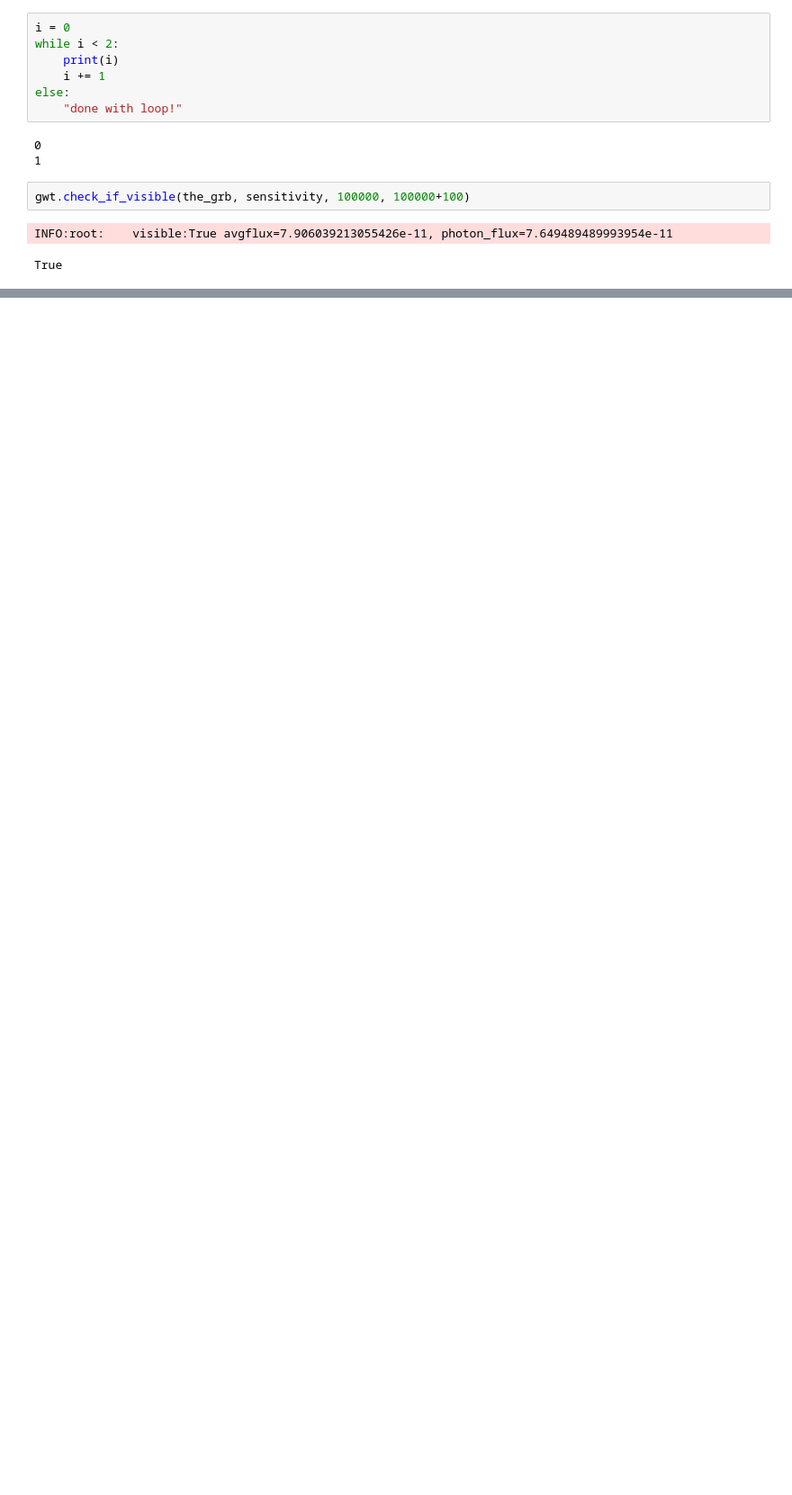
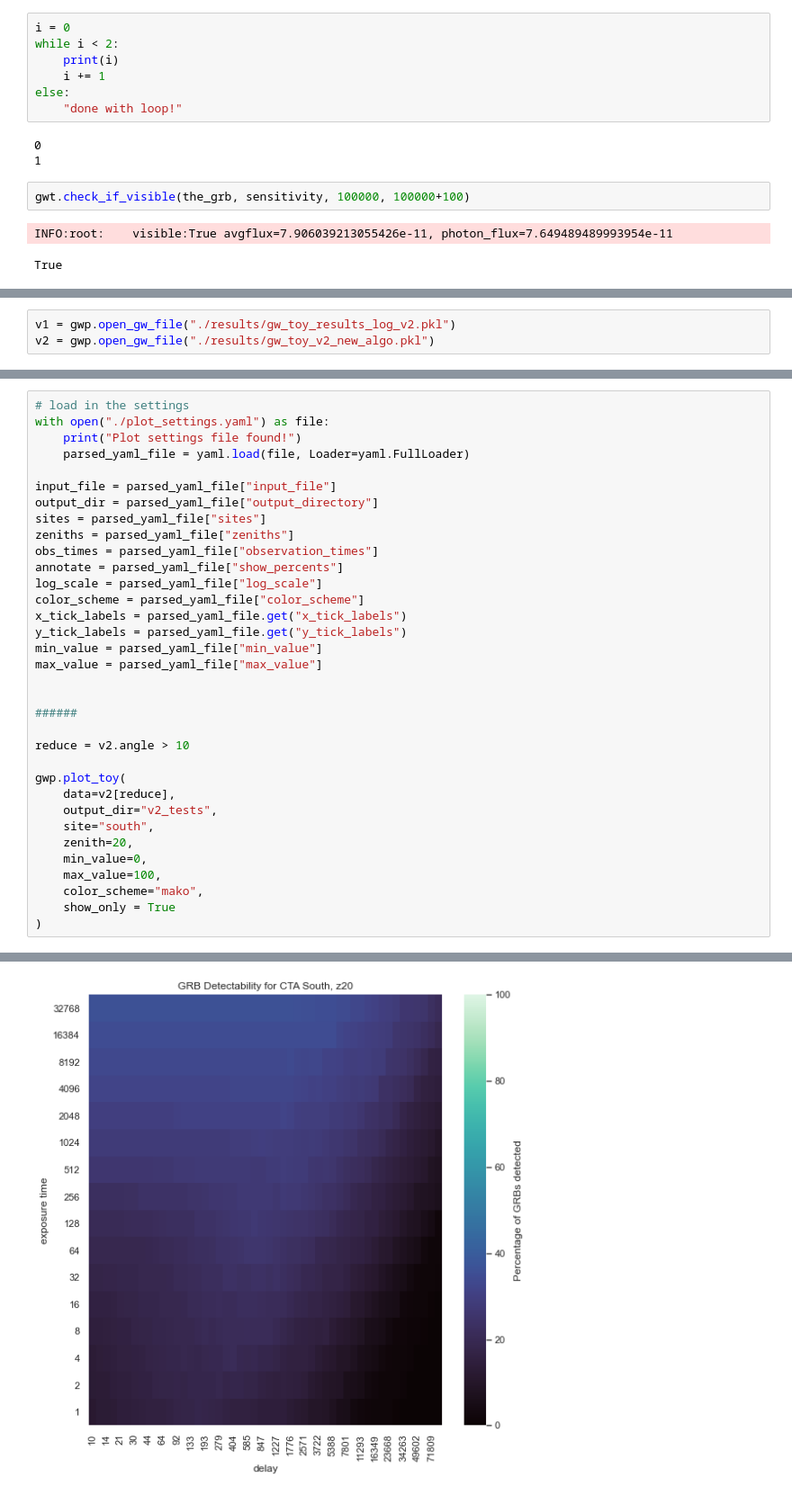
Before and after one commit to astrojarred/gravitational_wave_toy, a Jupyter notebook: notebooks/integrating_v2.ipynb, the cells around one changed output, grey strips where cells are left out. Shown at 90% size. Cells and saved outputs as stored; diff of their text form; blank space fills up the shorter version.

```diff
--- a/notebooks/integrating_v2.ipynb
+++ b/notebooks/integrating_v2.ipynb
@@ -676,0 +685,3 @@ bns[bns.angle < 5]
+# %%
+v1 = gwp.open_gw_file("./results/gw_toy_results_log_v2.pkl")
+v2 = gwp.open_gw_file("./results/gw_toy_v2_new_algo.pkl")
@@ -676,0 +704,35 @@ bns[bns.angle < 5]
+# %%
+# load in the settings
+with open("./plot_settings.yaml") as file:
+    print("Plot settings file found!")
+    parsed_yaml_file = yaml.load(file, Loader=yaml.FullLoader)
+
+input_file = parsed_yaml_file["input_file"]
+output_dir = parsed_yaml_file["output_directory"]
+sites = parsed_yaml_file["sites"]
+zeniths = parsed_yaml_file["zeniths"]
+obs_times = parsed_yaml_file["observation_times"]
+annotate = parsed_yaml_file["show_percents"]
+log_scale = parsed_yaml_file["log_scale"]
+color_scheme = parsed_yaml_file["color_scheme"]
+x_tick_labels = parsed_yaml_file.get("x_tick_labels")
+y_tick_labels = parsed_yaml_file.get("y_tick_labels")
+min_value = parsed_yaml_file["min_value"]
+max_value = parsed_yaml_file["max_value"]
+
+
+######
+
+reduce = v2.angle > 10
+
+gwp.plot_toy(
+    data=v2[reduce],
+    output_dir="v2_tests",
+    site="south",
+    zenith=20,
+    min_value=0,
+    max_value=100,
+    color_scheme="mako",
+    show_only = True
+)
+# %% [output]
@@ -676,0 +740 @@ bns[bns.angle < 5]
+[figure, added]
```
Also changed, not shown: parts of 15 cells of this notebook.
